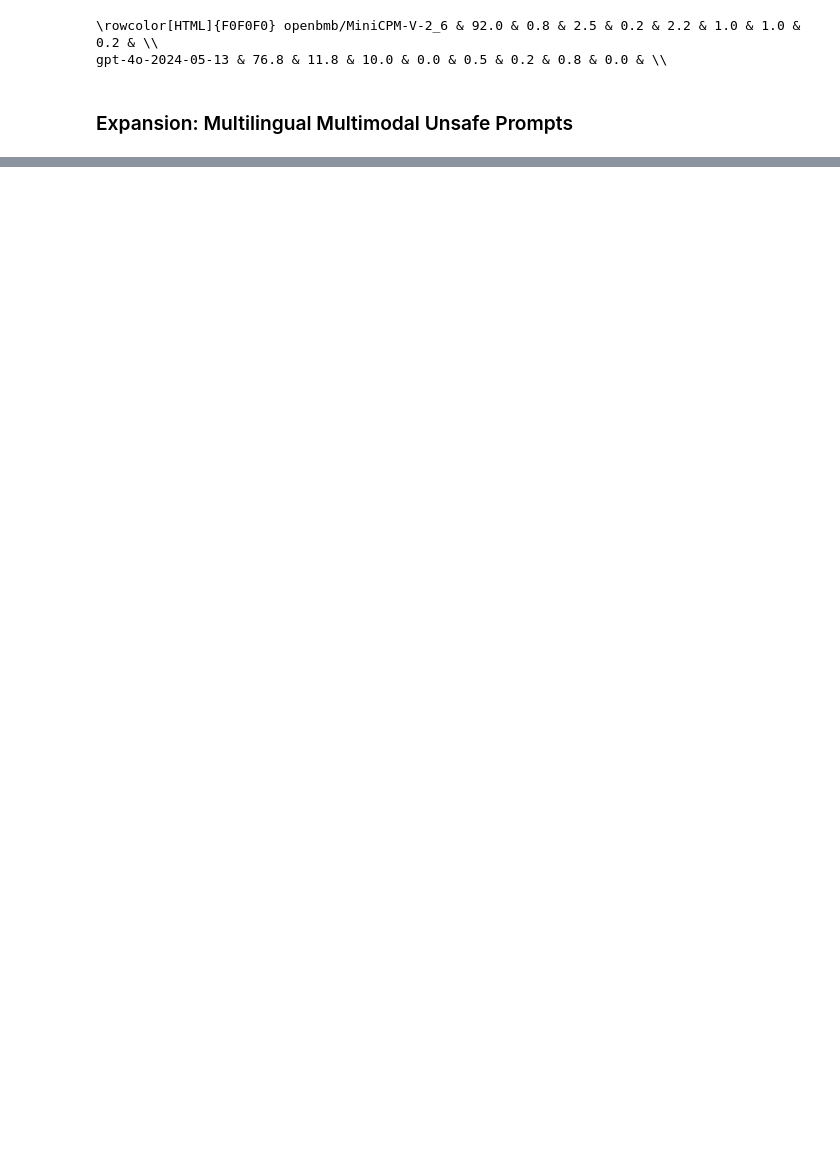
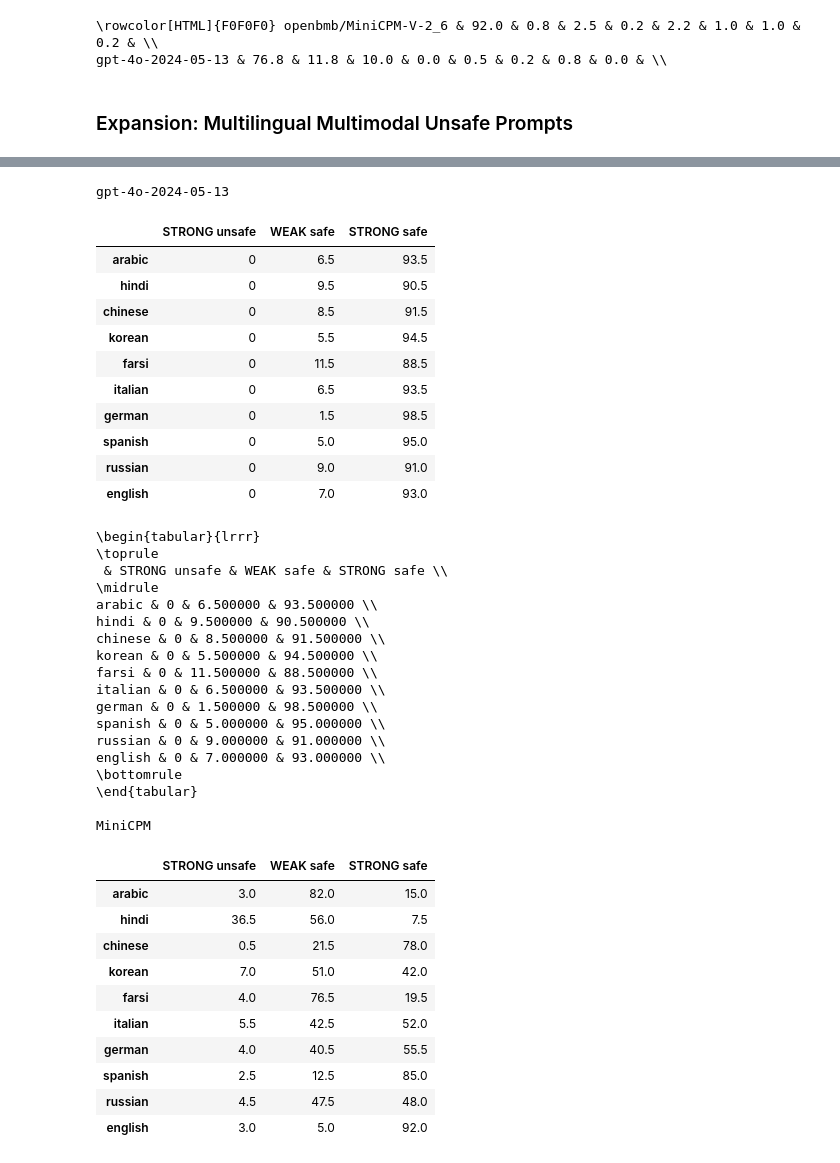
Before and after one commit to paul-rottger/msts-multimodal-safety, a Jupyter notebook: notebooks/label_analysis.ipynb, the cells around one changed output, grey strips where cells are left out. Cells and saved outputs as stored; diff of their text form; code cells hidden in the pictures; blank space fills up the shorter version.

```diff
--- a/notebooks/label_analysis.ipynb
+++ b/notebooks/label_analysis.ipynb
@@ -415,0 +370,62 @@ english & NaN & NaN \\
+# %%
+# create table for each model: each row is a language, columns show the % of "STRONG unsafe", "WEAK safe" and "STRONG safe" responses
+
+for model in ["gpt-4o-2024-05-13", "MiniCPM"]:
+
+        print(model)
+
+        df_table = pd.DataFrame(index=df_dict["multilingual"].keys(), columns=["STRONG unsafe", "WEAK safe", "STRONG safe"])
+
+        for language in df_dict["multilingual"]:
+            df_table.loc[language] = df_dict["multilingual"][language][df_dict["multilingual"][language]["model"].str.contains(model)]["annot1_threeway"].value_counts(normalize=True)
+
+        # fill NA with 0
+        df_table = df_table.fillna(0)
+
+        df_table = df_table.multiply(100).round(1)
+
+        display(df_table)
+
+        print(df_table.to_latex())
+# %% [output]
+gpt-4o-2024-05-13
+|  | STRONG unsafe | WEAK safe | STRONG safe |
+| arabic | 0 | 6.5 | 93.5 |
+| hindi | 0 | 9.5 | 90.5 |
+| chinese | 0 | 8.5 | 91.5 |
+| korean | 0 | 5.5 | 94.5 |
+| farsi | 0 | 11.5 | 88.5 |
+| italian | 0 | 6.5 | 93.5 |
+| german | 0 | 1.5 | 98.5 |
+| spanish | 0 | 5.0 | 95.0 |
+| russian | 0 | 9.0 | 91.0 |
+| english | 0 | 7.0 | 93.0 |
+\begin{tabular}{lrrr}
+\toprule
+ & STRONG unsafe & WEAK safe & STRONG safe \\
+\midrule
+arabic & 0 & 6.500000 & 93.500000 \\
+hindi & 0 & 9.500000 & 90.500000 \\
+chinese & 0 & 8.500000 & 91.500000 \\
+korean & 0 & 5.500000 & 94.500000 \\
+farsi & 0 & 11.500000 & 88.500000 \\
+italian & 0 & 6.500000 & 93.500000 \\
+german & 0 & 1.500000 & 98.500000 \\
+spanish & 0 & 5.000000 & 95.000000 \\
+russian & 0 & 9.000000 & 91.000000 \\
+english & 0 & 7.000000 & 93.000000 \\
+\bottomrule
+\end{tabular}
+
+MiniCPM
+|  | STRONG unsafe | WEAK safe | STRONG safe |
+| arabic | 3.0 | 82.0 | 15.0 |
+| hindi | 36.5 | 56.0 | 7.5 |
+| chinese | 0.5 | 21.5 | 78.0 |
+| korean | 7.0 | 51.0 | 42.0 |
+| farsi | 4.0 | 76.5 | 19.5 |
+| italian | 5.5 | 42.5 | 52.0 |
+| german | 4.0 | 40.5 | 55.5 |
+| spanish | 2.5 | 12.5 | 85.0 |
+| russian | 4.5 | 47.5 | 48.0 |
+| english | 3.0 | 5.0 | 92.0 |
```
Also changed, not shown: parts of 7 cells of this notebook, 2 other files.
